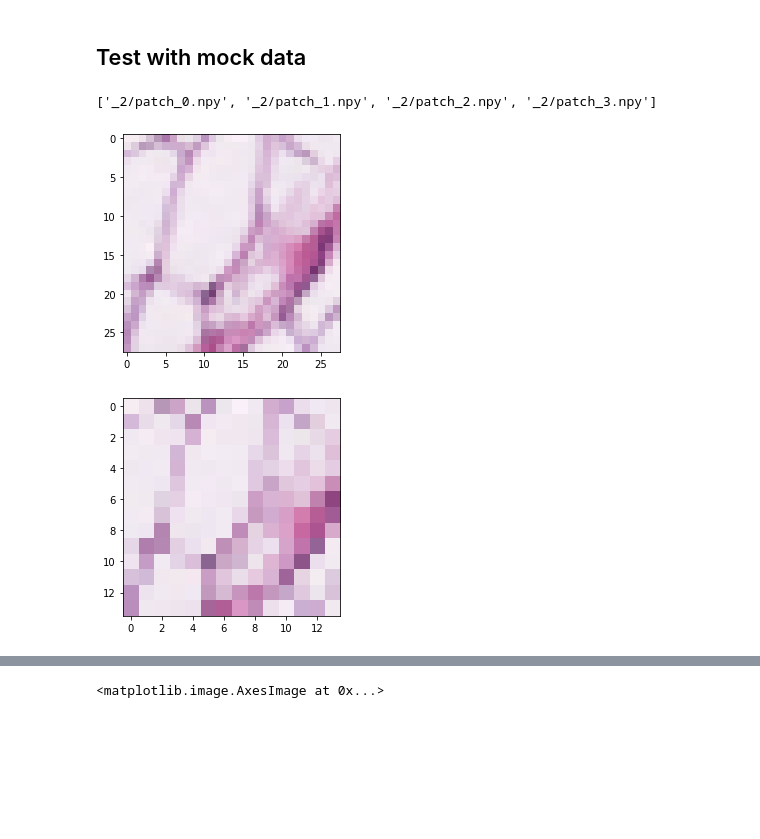
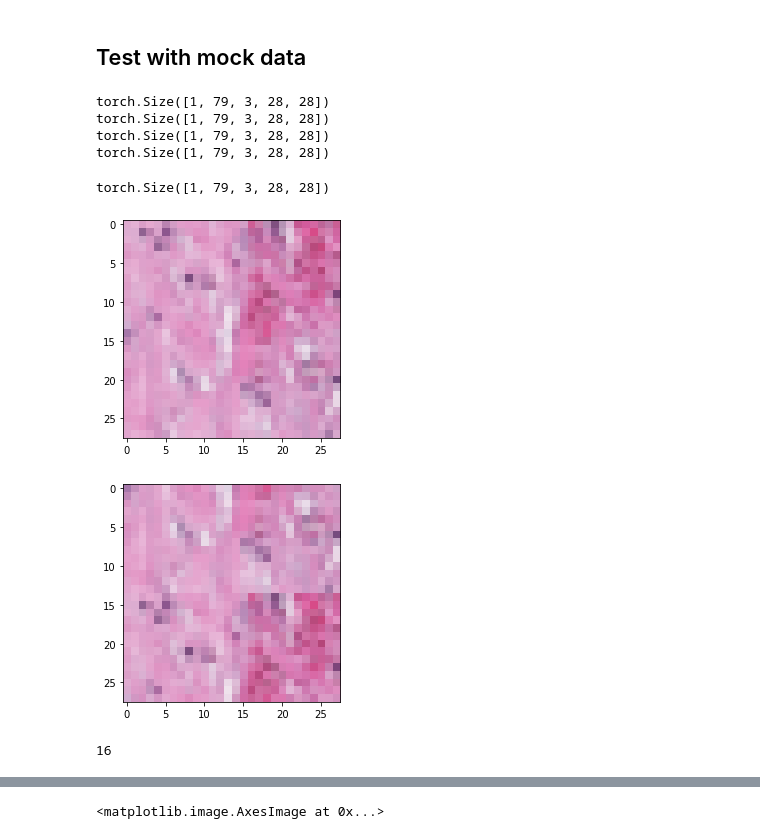
Before and after one commit to microsoft/hi-ml, a Jupyter notebook: hi-ml-histopathology/src/test_dataloaders.ipynb, the cells around one changed output, grey strips where cells are left out. Saved outputs shown, nothing was run; the diff lists cells and outputs as text; code cells hidden in the pictures; blank space fills up the shorter version.

```diff
--- a/hi-ml-histopathology/src/test_dataloaders.ipynb
+++ b/hi-ml-histopathology/src/test_dataloaders.ipynb
@@ -176,23 +176,31 @@ class MockSlidesDataModule(SlidesDataModule):
         return (MockSlidesDataset(self.root_path), MockSlidesDataset(self.root_path), MockSlidesDataset(self.root_path))
 # %%
 root_path = mock_wsi_root
-datamodule = MockSlidesDataModule(root_path=root_path, batch_size=1, tile_count=16, tile_size=14, level=1)
+datamodule = MockSlidesDataModule(root_path=root_path, batch_size=1, tile_size=28, level=0, step=14)
 dataloader = datamodule.train_dataloader()
+# %%
+for sample in dataloader:
+    print(sample["image"].shape)
+# %% [output]
+torch.Size([1, 79, 3, 28, 28])
+torch.Size([1, 79, 3, 28, 28])
+torch.Size([1, 79, 3, 28, 28])
+torch.Size([1, 79, 3, 28, 28])
 # %%
 sample = next(iter(dataloader))
 tiles = sample["image"]
 wsi_id = sample["slide_id"][0]
-patches = np.array([np.load(os.path.join(root_path, wsi_id, f"patch_{i}.npy")) for i in range(4)])
+patch = np.load(os.path.join(root_path, f"{wsi_id}_tile.npy"))
-# %%
-[os.path.join(wsi_id, f"patch_{i}.npy") for i in range(4)]
-# %% [output]
-['_2/patch_0.npy', '_2/patch_1.npy', '_2/patch_2.npy', '_2/patch_3.npy']
+# %%
+tiles.shape
+# %% [output]
+torch.Size([1, 79, 3, 28, 28])
 # %%
 import matplotlib.pyplot as plt
-plt.imshow(patches[0].transpose((1, 2, 0)))
+plt.imshow(patch.transpose((1, 2, 0)))
 plt.show()
-plt.imshow(tiles[0, 0].numpy().transpose((1, 2, 0)))
+plt.imshow(tiles[0, 5].numpy().transpose((1, 2, 0)))
 plt.show()
 # %% [output]
-[figure, old version]
+[figure, new version]
-[figure, old version]
+[figure, new version]
@@ -199,3 +212,7 @@ plt.show()
+# %%
+pos
+# %% [output]
+16
 # %%
 from tifffile import imread
 wsi = imread(os.path.join(root_path, f"{wsi_id}.tiff"), level=1)
```
Also changed, not shown: parts of 2 cells of this notebook, 1 other file.
